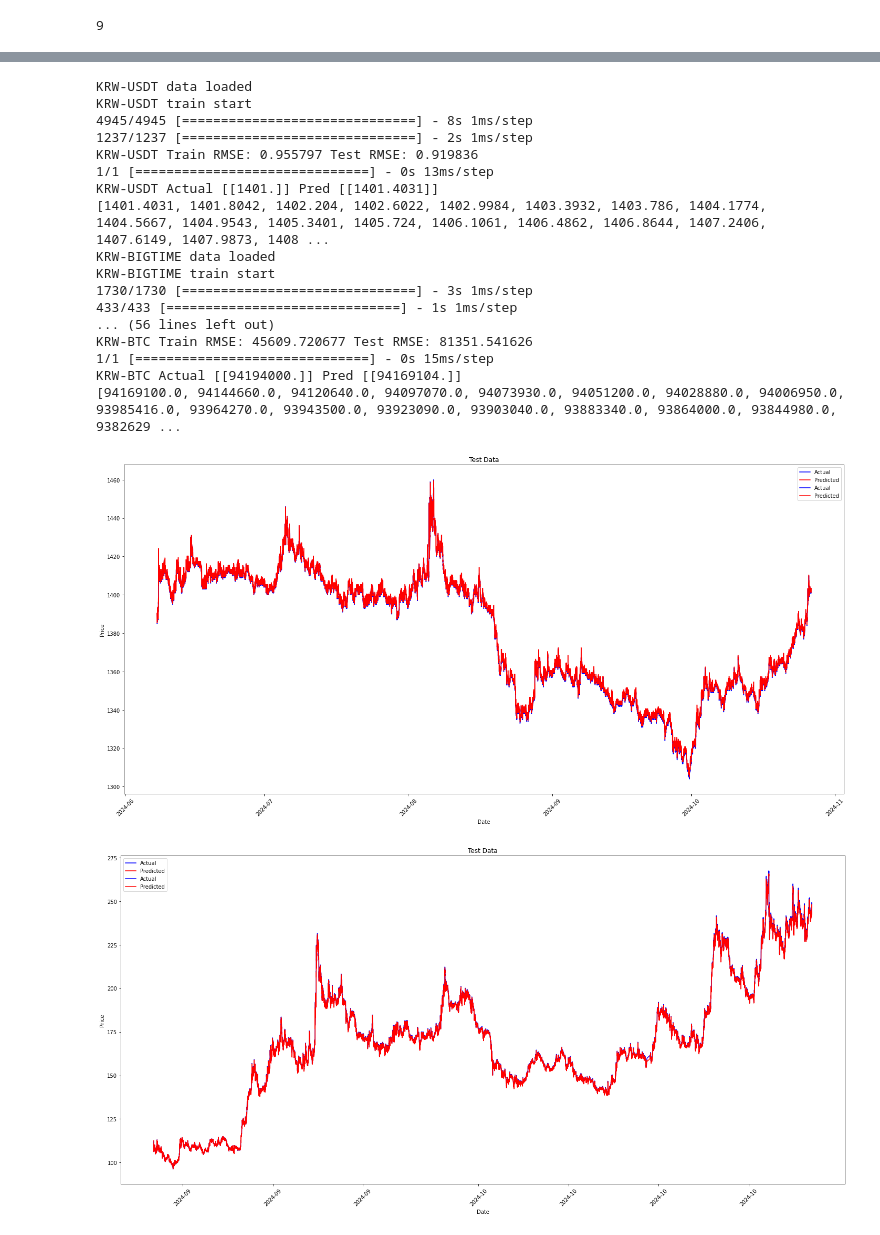
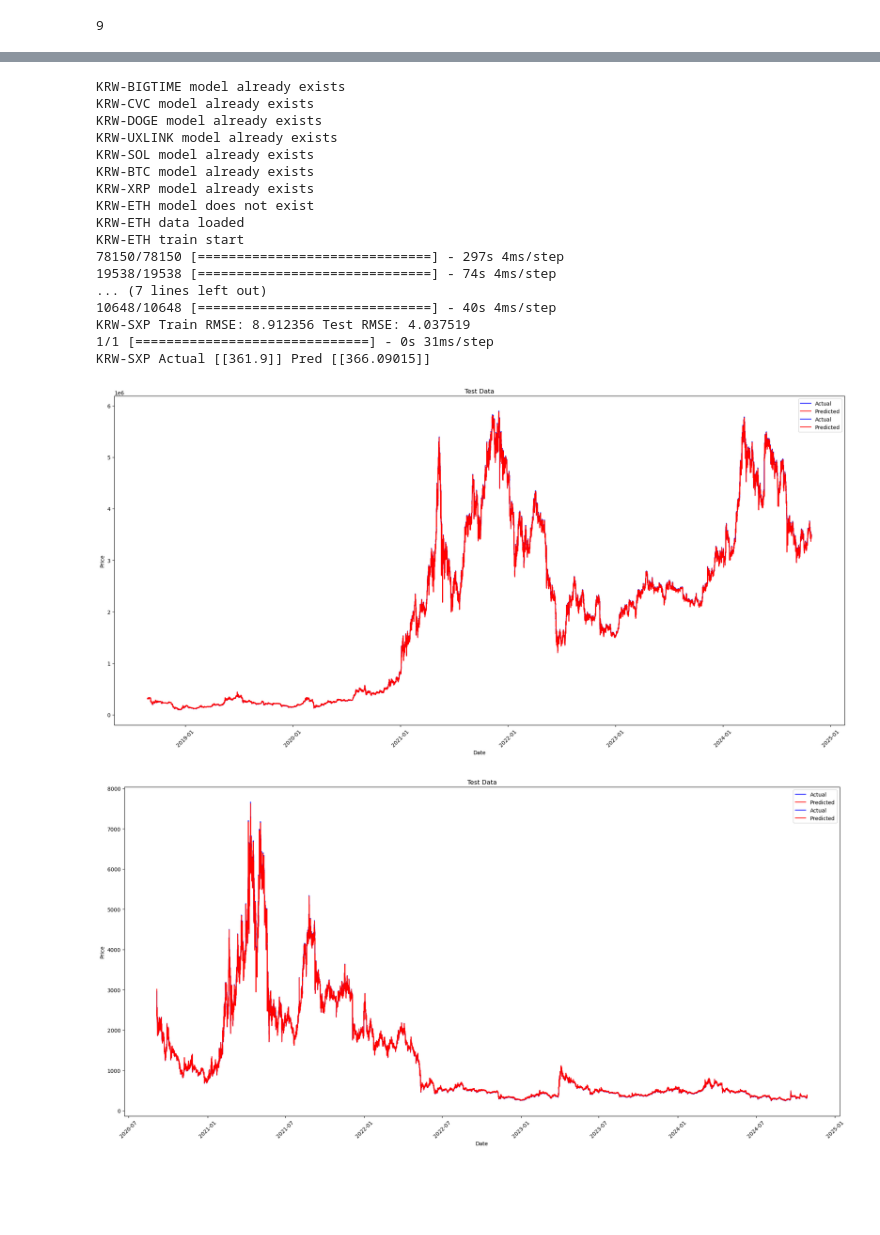
Before and after one commit to SCHU-CoinGame/UpbitCoin_Game, a Jupyter notebook: ai_hint/lstm_all.ipynb, the cells around one changed output, grey strips where cells are left out. Drawn from its saved outputs; the diff is of its cells as text; code cells hidden in the pictures; blank space fills up the shorter version.

```diff
--- a/ai_hint/lstm_all.ipynb
+++ b/ai_hint/lstm_all.ipynb
@@ -14,5 +27,5 @@ from sklearn.metrics import mean_squared_error
 # %%
-coins = ['KRW-USDT', 'KRW-BIGTIME', 'KRW-CVC', 'KRW-SHIB', 'KRW-DOGE', 'KRW-UXLINK', 'KRW-XRP', 'KRW-SOL', 'KRW-BTC']
+coins = ['KRW-BIGTIME', 'KRW-CVC', 'KRW-DOGE', 'KRW-UXLINK', 'KRW-SOL', 'KRW-BTC', 'KRW-XRP', 'KRW-ETH', 'KRW-SXP']
 # %%
 len(coins)
 # %% [output]
@@ -35,13 +55,22 @@ model.add(Dense(1))
 # %%
 for ticker in coins:
-    now = datetime.datetime.now().strftime('%Y-%m-%d %H:%M:%S')
-    df = pyupbit.get_ohlcv(ticker, interval=interval, count=count).reset_index().rename(columns={'index': 'timestamp'})
-    df.to_csv(f'../data/from_pyupbit/{ticker}.csv', index=False)
+    if os.path.exists(f'models/lstm_{ticker}.h5'):
+        print(f'{ticker} model already exists')
+        continue
+    else:
+        print(f'{ticker} model does not exist')
 
-    print(f'{ticker} data loaded')
+    if not os.path.exists(f'../data/from_pyupbit/{ticker}.csv'):
+        now = datetime.datetime.now().strftime('%Y-%m-%d %H:%M:%S')
+        df = pyupbit.get_ohlcv(ticker, interval=interval, count=count).reset_index().rename(columns={'index': 'timestamp'})
+        df.to_csv(f'../data/from_pyupbit/{ticker}.csv', index=False)
+    else:
+        df = pd.read_csv(f'../data/from_pyupbit/{ticker}.csv')
 
     df['timestamp'] = pd.to_datetime(df['timestamp'])
     df.set_index('timestamp', inplace=True)
+
+    print(f'{ticker} data loaded')
 
     scaler = MinMaxScaler(feature_range=(0, 1))
     scaled_data = scaler.fit_transform(df['close'].values.reshape(-1, 1))
@@ -97,51 +126,51 @@ for ticker in coins:
     plt.ylabel('Price')
     plt.legend()
     plt.xticks(rotation=45)
     plt.gca().xaxis.set_major_formatter(DateFormatter('%Y'))
-    plt.savefig(f'models/{ticker}_train.png')
+    plt.savefig(f'results/{ticker}_train.png')
 
     plt.subplot(1, 1, 1)
     plt.plot(test_dates[:-2], y_test[0], label='Actual', color = 'Blue')
     plt.plot(test_dates[:-2], test_predict, label='Predicted', color = 'Red')
     plt.title('Test Data')
     plt.xlabel('Date')
     plt.ylabel('Price')
     plt.legend()
     plt.xticks(rotation=45)
     plt.gca().xaxis.set_major_formatter(DateFormatter('%Y-%m'))
 
     plt.tight_layout()
-    plt.savefig(f'models/{ticker}_test.png')
+    plt.savefig(f'results/{ticker}_test.png')
 
     last_1_day = scaled_data[-timestep:]
     X_predict = last_1_day.reshape(1, timestep, 1)
     pred = model.predict(X_predict)
     pred = scaler.inverse_transform(pred)
     print(f'{ticker} Actual {scaler.inverse_transform(last_1_day)} Pred', pred)
 
     preds = []
     for i in range(30):
         pred = model.predict(X_predict, verbose=0)
         preds.append(scaler.inverse_transform(pred)[0][0])
         pred = pred.reshape(1, 1, 1)
         X_predict = np.append(X_predict[:, 1:, :], pred, axis=1).reshape(1, timestep, 1)
 # %% [output]
-KRW-USDT data loaded
-KRW-USDT train start
-4945/4945 [==============================] - 8s 1ms/step
-1237/1237 [==============================] - 2s 1ms/step
-KRW-USDT Train RMSE: 0.955797 Test RMSE: 0.919836
-1/1 [==============================] - 0s 13ms/step
-KRW-USDT Actual [[1401.]] Pred [[1401.4031]]
-[1401.4031, 1401.8042, 1402.204, 1402.6022, 1402.9984, 1403.3932, 1403.786, 1404.1774, 1404.5667, 1404.9543, 1405.3401, 1405.724, 1406.1061, 1406.4862, 1406.8644, 1407.2406, 1407.6149, 1407.9873, 1408 ...
-KRW-BIGTIME data loaded
-KRW-BIGTIME train start
-1730/1730 [==============================] - 3s 1ms/step
-433/433 [==============================] - 1s 1ms/step
-... (56 lines left out)
-KRW-BTC Train RMSE: 45609.720677 Test RMSE: 81351.541626
-1/1 [==============================] - 0s 15ms/step
-KRW-BTC Actual [[94194000.]] Pred [[94169104.]]
-[94169100.0, 94144660.0, 94120640.0, 94097070.0, 94073930.0, 94051200.0, 94028880.0, 94006950.0, 93985416.0, 93964270.0, 93943500.0, 93923090.0, 93903040.0, 93883340.0, 93864000.0, 93844980.0, 9382629 ...
+KRW-BIGTIME model already exists
+KRW-CVC model already exists
+KRW-DOGE model already exists
+KRW-UXLINK model already exists
+KRW-SOL model already exists
+KRW-BTC model already exists
+KRW-XRP model already exists
+KRW-ETH model does not exist
+KRW-ETH data loaded
+KRW-ETH train start
+78150/78150 [==============================] - 297s 4ms/step
+19538/19538 [==============================] - 74s 4ms/step
+... (7 lines left out)
+10648/10648 [==============================] - 40s 4ms/step
+KRW-SXP Train RMSE: 8.912356 Test RMSE: 4.037519
+1/1 [==============================] - 0s 31ms/step
+KRW-SXP Actual [[361.9]] Pred [[366.09015]]
-[figure, old version]
+[figure, new version]
-[figure, old version]
+[figure, new version]
```
Also changed, not shown: parts of 5 cells of this notebook, 4 other files.
